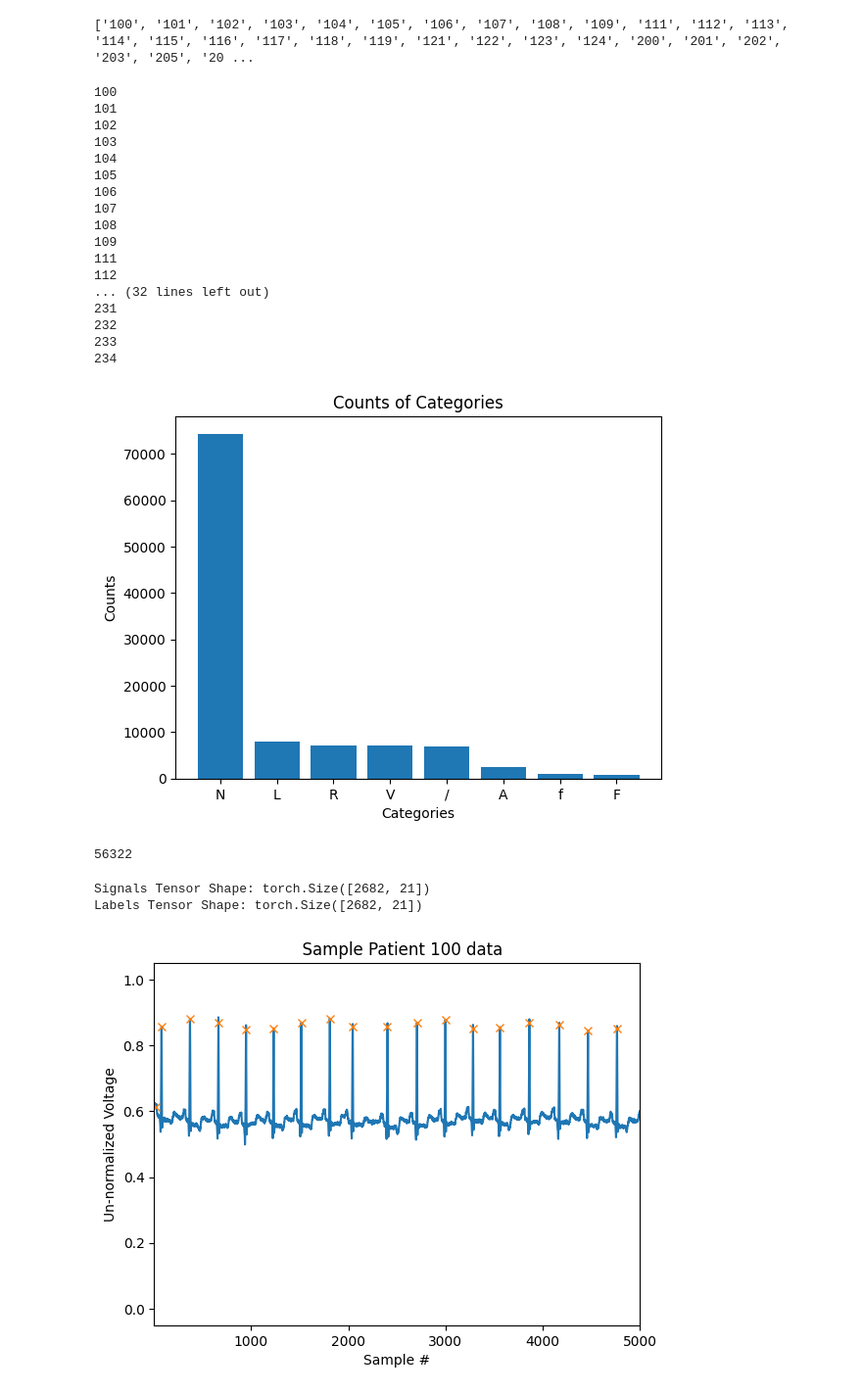
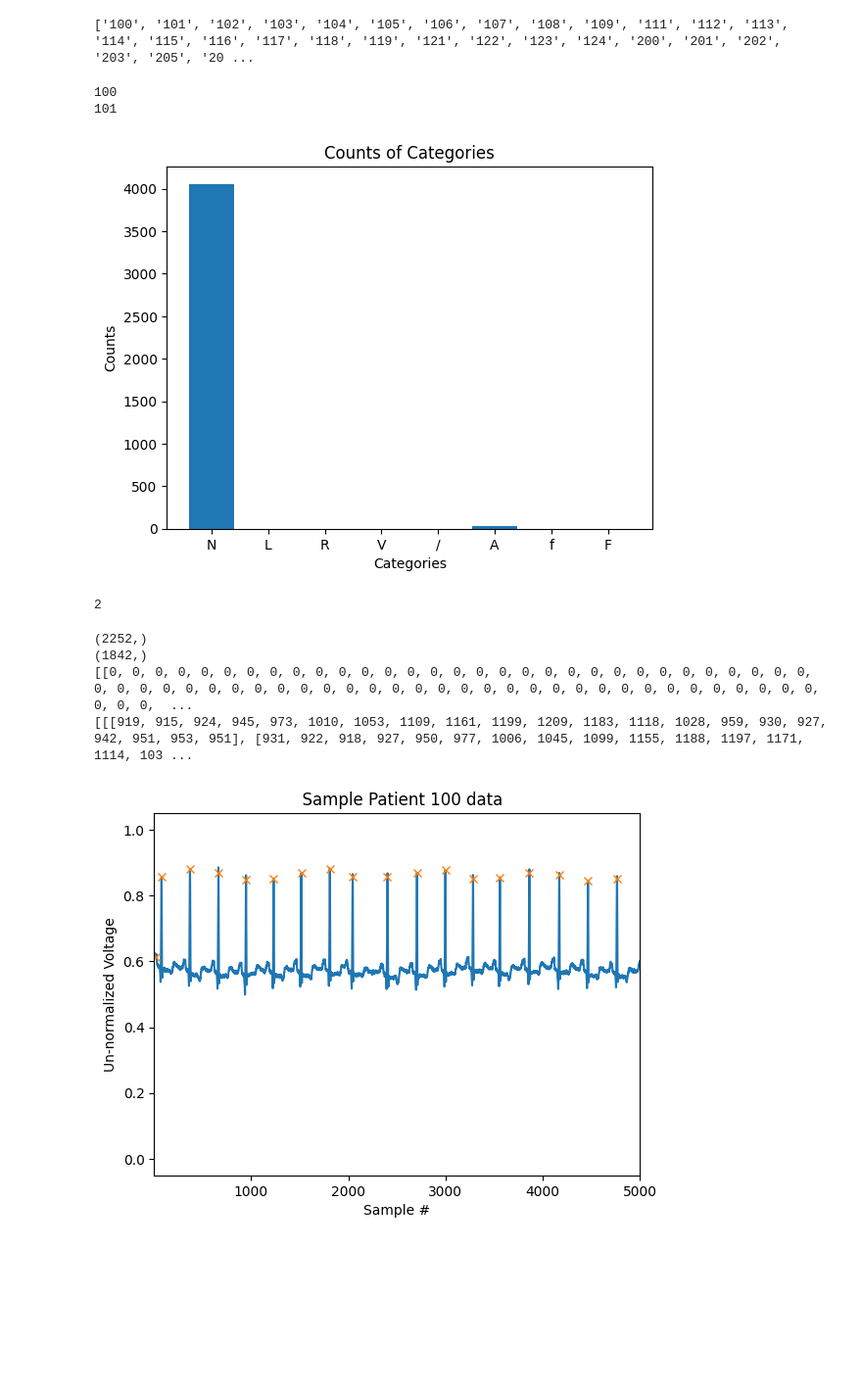
Before and after one commit to PrishaMarp/arrhythmia-detection-, a Jupyter notebook: ArrhythmiaModel.ipynb, the cells around one changed output. Shown at 98% size. Drawn from its saved outputs; the diff is of its cells as text; code cells hidden in the pictures; blank space fills up the shorter version.

```diff
--- a/ArrhythmiaModel.ipynb
+++ b/ArrhythmiaModel.ipynb
@@ -23,6 +23,7 @@ test_data = datasets.FashionMNIST(
 import pandas as pd
 patient = '100'
 conditions = ['N','L','R','V','/','A','f','F']
+feature_size=10
 
 def store_function(patient):
 
@@ -43,7 +44,7 @@ def store_function(patient):
             sample_list.append(int(row[1]))
             type_list.append(row[2])
             storage_list = []
-            for i in range(int(row[1])-10,int(row[1])+11):
+            for i in range(int(row[1])-feature_size,int(row[1])+feature_size+1):
                 try:
                     storage_list.append(datafile.iloc[i]["'MLII'"])
                 except KeyError:
@@ -104,80 +105,92 @@ labels_map = {
     7: "F"
 }
 
 count_map = {
     "N":0,
     "L":0,
     "R":0,
     "V":0,
     "/":0,
     "A":0,
     "f":0,
     "F":0
 }
 
+reverse_map = {
+    "N":0,
+    "L":1,
+    "R":2,
+    "V":3,
+    "/":4,
+    "A":5,
+    "f":6,
+    "F":7
+}
+
 type_list_all = []
 feature_list_all = []
-for i in unique_ids:
+for i in unique_ids[0:2]:
     print(i)
     time_list, sample_list, type_list, feature_list, datafile = store_function(i)
-    type_list_all.append(type_list)
+    type_list_all.append([reverse_map[i] for i in type_list])
     feature_list_all.append(feature_list)
     for j in type_list:
         count_map[j] +=1
 
 plt.bar(count_map.keys(), count_map.values())
 plt.xlabel('Categories')
 plt.ylabel('Counts')
 plt.title('Counts of Categories')
 plt.show()
 # %% [output]
 100
 101
-102
-103
-104
-105
-106
-107
-108
-109
-111
-112
-... (32 lines left out)
-231
-232
-233
-234
-[figure, old version]
+[figure, new version]
 # %%
-print(len(feature_list))
+print(len(feature_list_all))
 # %% [output]
-56322
+2
 # %%
 import pandas as pd
 import numpy as np
 import torch
 
+zero = np.array(type_list_all[0])
+one = np.array(type_list_all[1])
+print(zero.shape)
+print(one.shape)
+print(type_list_all)
+
+print(feature_list_all)
+feature_list_all = np.array(np.concatenate(feature_list_all,axis=0))
+print(len(type_list_all))
+print(feature_list_all.shape)
+type_list_all = np.array(np.concatenate(type_list_all,axis=0))
+print("Type List All")
+print(type_list_all.shape)
 
 
-# Convert signals to numerical arrays
-feature_list = np.array(feature_list)
-
 # Normalize signals (optional)
-mean = feature_list.mean(axis=0)
-std = feature_list.std(axis=0)
-signals = (feature_list - mean) / std
+mean = feature_list_all.mean(axis=0)
+std = feature_list_all.std(axis=0)
+signals = (feature_list_all - mean) / std
 
 # Convert signals and labels to PyTorch tensors
 signals_tensor = torch.tensor(signals, dtype=torch.float32)
-labels_tensor = torch.tensor(feature_list, dtype=torch.long)
+labels_tensor = torch.tensor(type_list_all, dtype=torch.long)[:,None]
 
 # Print shapes to verify
 print("Signals Tensor Shape:", signals_tensor.shape)
 print("Labels Tensor Shape:", labels_tensor.shape)
+
+for i  in type_list_all:
+    if i!=0 and i!=5:
+        print(i)
 # %% [output]
-Signals Tensor Shape: torch.Size([2682, 21])
-Labels Tensor Shape: torch.Size([2682, 21])
+(2252,)
+(1842,)
+[[0, 0, 0, 0, 0, 0, 0, 0, 0, 0, 0, 0, 0, 0, 0, 0, 0, 0, 0, 0, 0, 0, 0, 0, 0, 0, 0, 0, 0, 0, 0, 0, 0, 0, 0, 0, 0, 0, 0, 0, 0, 0, 0, 0, 0, 0, 0, 0, 0, 0, 0, 0, 0, 0, 0, 0, 0, 0, 0, 0, 0, 0, 0, 0, 0, 0,  ...
+[[[919, 915, 924, 945, 973, 1010, 1053, 1109, 1161, 1199, 1209, 1183, 1118, 1028, 959, 930, 927, 942, 951, 953, 951], [931, 922, 918, 927, 950, 977, 1006, 1045, 1099, 1155, 1188, 1197, 1171, 1114, 103 ...
 # %%
 import random
 def z_norm(result):
```
Also changed, not shown: parts of 15 cells of this notebook, 1 other file.
